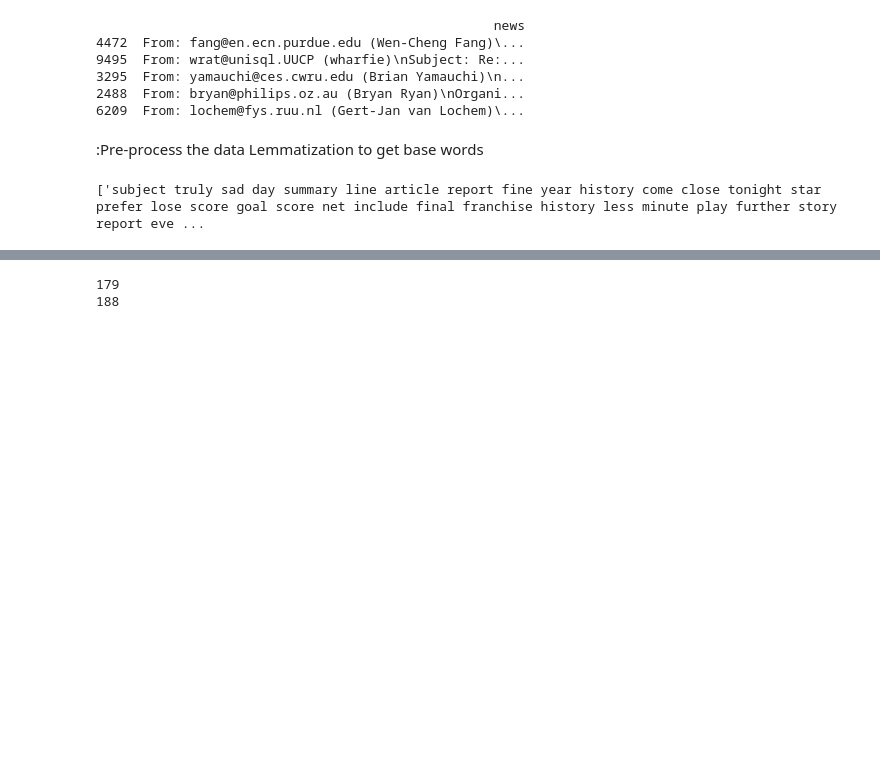
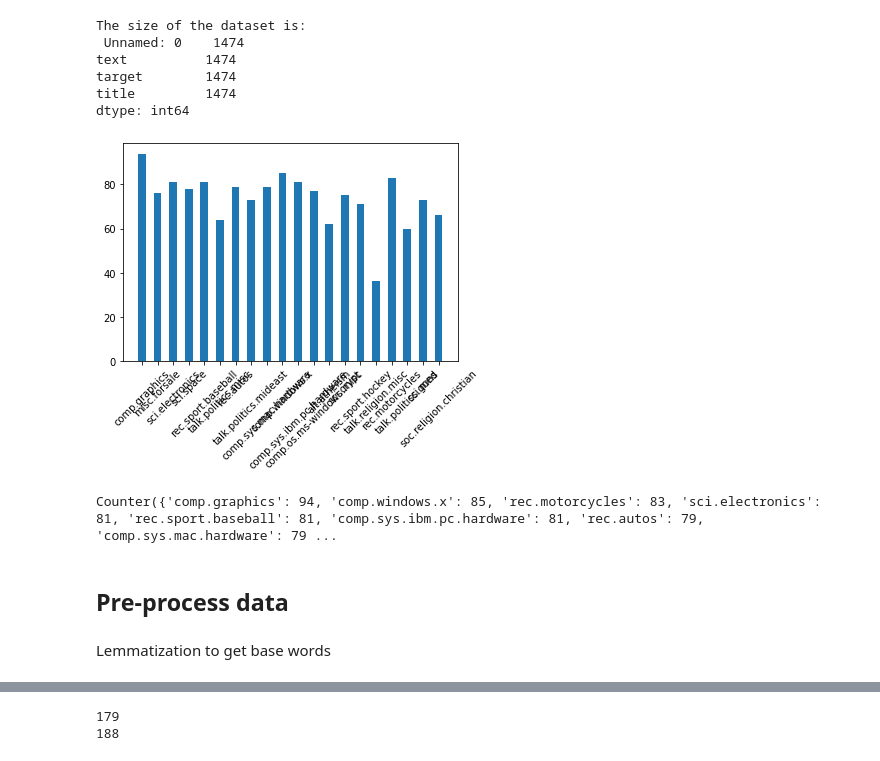
Before and after one commit to geersenthil/Topic-Modeling-, a Jupyter notebook: LSA.ipynb, the cells around one changed output, grey strips where cells are left out. Drawn from its saved outputs; the diff is of its cells as text; code cells hidden in the pictures; blank space fills up the shorter version.

```diff
--- a/LSA.ipynb
+++ b/LSA.ipynb
@@ -58,11 +43,0 @@ news_group_target = news_group.target
-# %%
-news_df = pd.DataFrame({'news': news_group_data})
-news_data =  pd.DataFrame({'news':news_df['news'].sample(500)})
-print(news_data.head())
-# %% [output]
-                                                   news
-4472  From: fang@en.ecn.purdue.edu (Wen-Cheng Fang)\...
-9495  From: wrat@unisql.UUCP (wharfie)\nSubject: Re:...
-3295  From: yamauchi@ces.cwru.edu (Brian Yamauchi)\n...
-2488  From: bryan@philips.oz.au (Bryan Ryan)\nOrgani...
-6209  From: lochem@fys.ruu.nl (Gert-Jan van Lochem)\...
@@ -69,6 +58,43 @@ print(news_data.head())
+# %%
+#read data from CSV
+dataset = pd.read_csv('20_newsgroup.csv', delimiter=',')
+dataset.dropna(subset = ["text"], inplace=True)
+# %%
+# Data Size
+print("The size of the dataset is: \n", dataset.count())
+# %% [output]
+The size of the dataset is:
+ Unnamed: 0    1474
+text          1474
+target        1474
+title         1474
+dtype: int64
+# %%
+#Category Distribution
+counter = Counter(dataset['title'])
+topic_names = counter.keys()
+topic_counts = counter.values()
+ax = plt.gca()
+plt.draw()
+
+# Plot histogram using matplotlib bar().
+indexes = np.arange(len(topic_names))
+width = 0.5
+plt.bar(indexes, topic_counts, width)
+
+ax.set_xticklabels(ax.get_xticks(), rotation = 45)
+plt.xticks(indexes, topic_names)
+plt.show()
+# %% [output]
+[figure, added]
+# %%
+print(counter)
+# %% [output]
+Counter({'comp.graphics': 94, 'comp.windows.x': 85, 'rec.motorcycles': 83, 'sci.electronics': 81, 'rec.sport.baseball': 81, 'comp.sys.ibm.pc.hardware': 81, 'rec.autos': 79, 'comp.sys.mac.hardware': 79 ...
 # %% [markdown]
-:Pre-process the data
-Lemmatization to get base words
+## Pre-process data
+# %% [markdown]
+Lemmatization to get base words
 # %%
 def lemmatization(texts, allowed_postags=["NOUN","ADJ","VERB","ADV"]):
   nlp = spacy.load('en_core_web_sm', disable=["parser", "ner"])
@@ -82,8 +108,3 @@ def lemmatization(texts, allowed_postags=["NOUN","ADJ","VERB","ADV"]):
     final = " ".join(new_text)
     texts_out.append(final)
   return (texts_out)
-# %%
-lemmatizated_text =  lemmatization(news_data['news'])
-print(lemmatizated_text)
-# %% [output]
-['subject truly sad day summary line article report fine year history come close tonight star prefer lose score goal score net include final franchise history less minute play further story report eve ...
```
Also changed, not shown: parts of 28 cells of this notebook.
